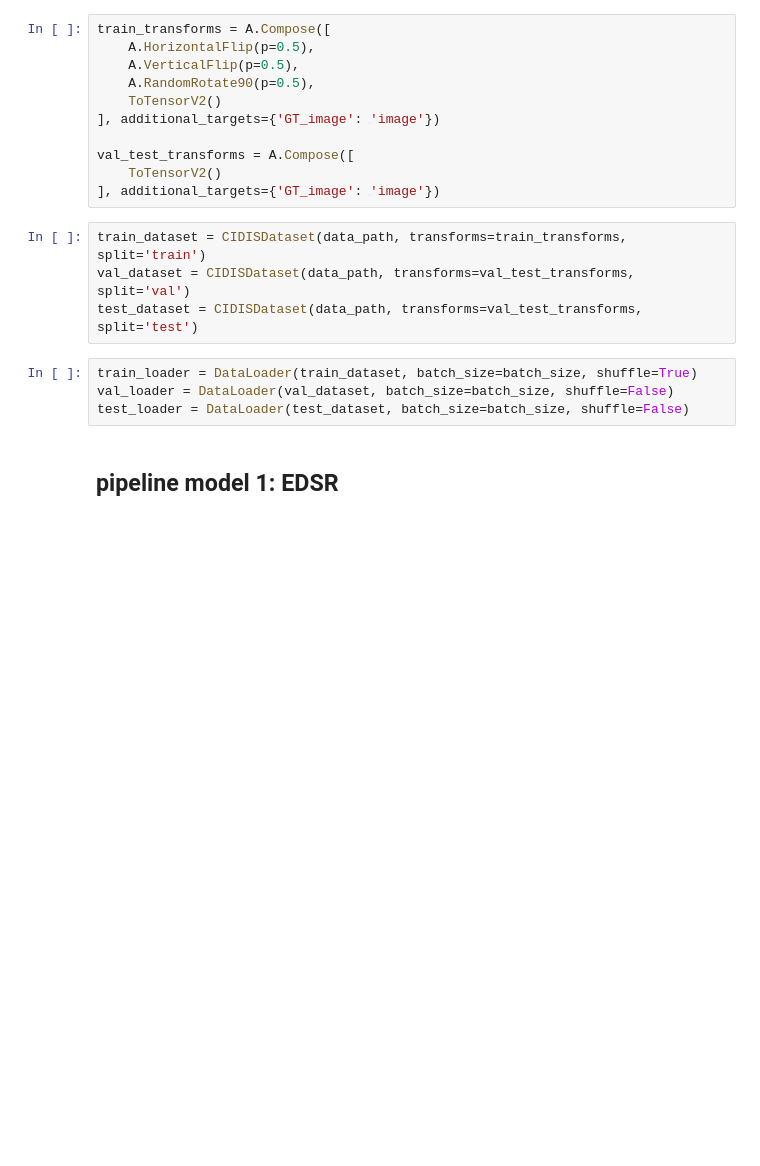
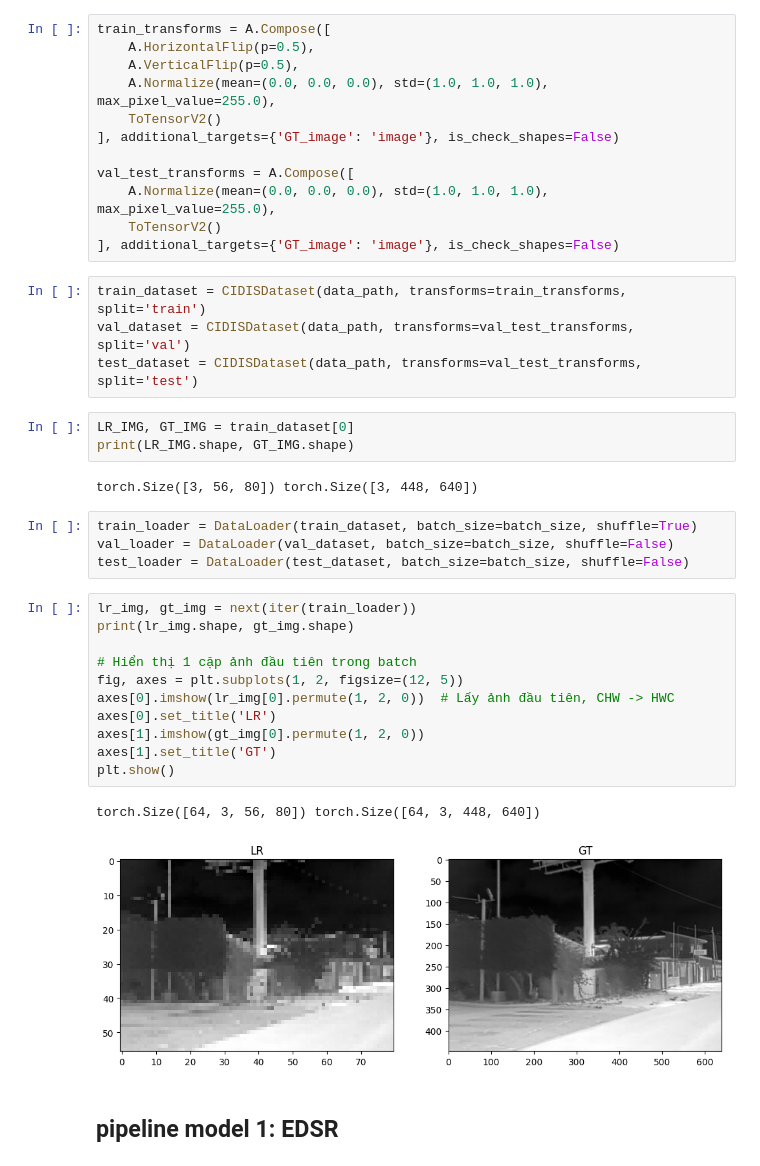
Before and after one commit to vukhai248/CIDIS-Super-Resolution, a Jupyter notebook: notebooks/02_model.ipynb, the cells around one changed output. Saved outputs shown, nothing was run; the diff lists cells and outputs as text; blank space fills up the shorter version.

Commit message:
basic EDSR model for CIDIS dataset (Test)

```diff
--- a/notebooks/02_model.ipynb
+++ b/notebooks/02_model.ipynb
@@ -83,21 +100,41 @@ class CIDISDataset(Dataset):
 train_transforms = A.Compose([
     A.HorizontalFlip(p=0.5),
     A.VerticalFlip(p=0.5),
-    A.RandomRotate90(p=0.5),
+    A.Normalize(mean=(0.0, 0.0, 0.0), std=(1.0, 1.0, 1.0), max_pixel_value=255.0),
     ToTensorV2()
-], additional_targets={'GT_image': 'image'})
+], additional_targets={'GT_image': 'image'}, is_check_shapes=False)
 
 val_test_transforms = A.Compose([
+    A.Normalize(mean=(0.0, 0.0, 0.0), std=(1.0, 1.0, 1.0), max_pixel_value=255.0),
     ToTensorV2()
-], additional_targets={'GT_image': 'image'})
+], additional_targets={'GT_image': 'image'}, is_check_shapes=False)
 # %%
 train_dataset = CIDISDataset(data_path, transforms=train_transforms, split='train')
 val_dataset = CIDISDataset(data_path, transforms=val_test_transforms, split='val')
 test_dataset = CIDISDataset(data_path, transforms=val_test_transforms, split='test')
+# %%
+LR_IMG, GT_IMG = train_dataset[0]
+print(LR_IMG.shape, GT_IMG.shape)
+# %% [output]
+torch.Size([3, 56, 80]) torch.Size([3, 448, 640])
 # %%
 train_loader = DataLoader(train_dataset, batch_size=batch_size, shuffle=True)
 val_loader = DataLoader(val_dataset, batch_size=batch_size, shuffle=False)
 test_loader = DataLoader(test_dataset, batch_size=batch_size, shuffle=False)
+# %%
+lr_img, gt_img = next(iter(train_loader))
+print(lr_img.shape, gt_img.shape)
+
+# Hiển thị 1 cặp ảnh đầu tiên trong batch
+fig, axes = plt.subplots(1, 2, figsize=(12, 5))
+axes[0].imshow(lr_img[0].permute(1, 2, 0))  # Lấy ảnh đầu tiên, CHW -> HWC
+axes[0].set_title('LR')
+axes[1].imshow(gt_img[0].permute(1, 2, 0))
+axes[1].set_title('GT')
+plt.show()
+# %% [output]
+torch.Size([64, 3, 56, 80]) torch.Size([64, 3, 448, 640])
+[figure, added]
 # %% [markdown]
 ## pipeline model 1: EDSR
 # %%
```
Also changed, not shown: parts of 13 cells of this notebook.
